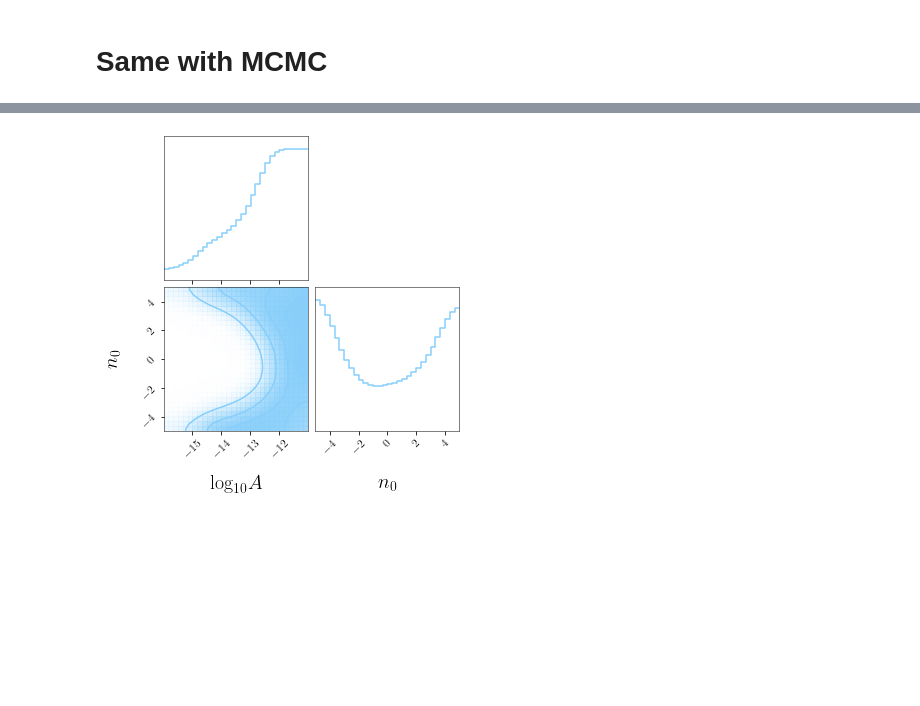
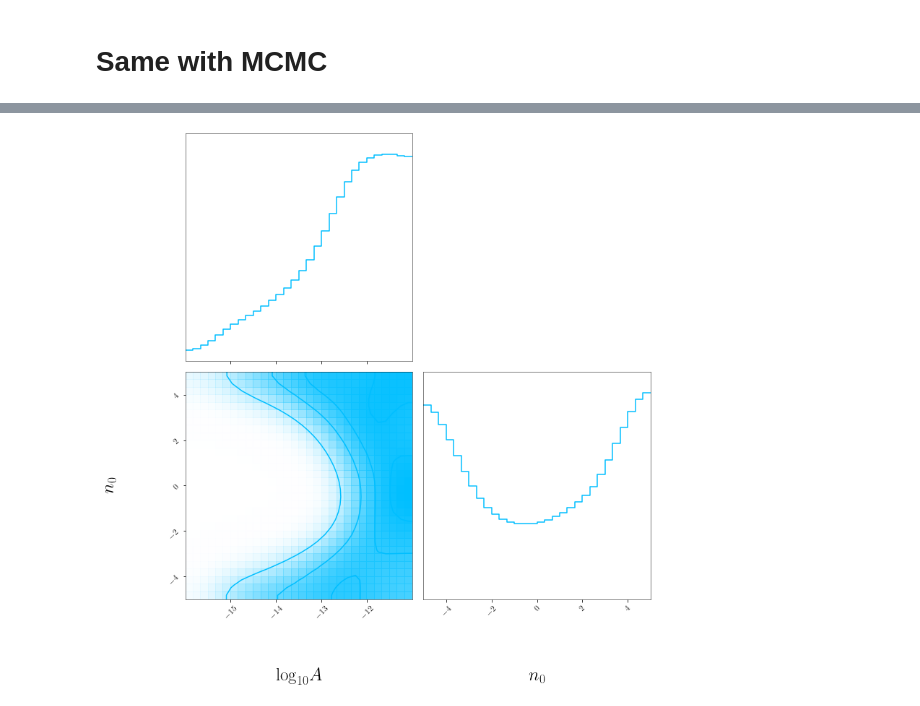
Before and after one commit to karnesis/stochastic-background-detectability, a Jupyter notebook: notebooks/explore_parameter_spaces_powerlaw.ipynb, the cells around one changed output, grey strips where cells are left out. Drawn from its saved outputs; the diff is of its cells as text; code cells hidden in the pictures; blank space fills up the shorter version.

```diff
--- a/notebooks/explore_parameter_spaces_powerlaw.ipynb
+++ b/notebooks/explore_parameter_spaces_powerlaw.ipynb
@@ -91,7 +92,7 @@ norm_const = copy.deepcopy(Omega_0)
 Naverages = np.interp(fvec, fv, Navs)
 # %%
 signalmodel = powerlaw(fv, refFreq=2e-3)
-s = signalmodel.eval([-12, 0.4])
+s = signalmodel.eval([-12., -0.0])
 epsilon = .01
 
 n = np.interp(fv, fvec, Omega_0)
@@ -162,25 +150,0 @@ paramgrid = eval_on_grid(amplitude, slope)
-# %%
-X, Y = np.meshgrid(amplitude, slope)
-
-fig = plt.figure(figsize=(10,7))
-ax = fig.add_subplot(1, 1, 1)
-
-clr = 'lightskyblue'
-ax.contour(X, Y, paramgrid.T, 0, colors=clr, linestyles='-', alpha = 0.9,)
-
-cs = ax.contourf(X, Y, paramgrid.T, 1, hatches=['', '/', '\\', '//'],colors='none',) # , cmap=cmap
-
-# For each level, we set the color of its hatch
-for i, collection in enumerate(cs.collections):
-    collection.set_edgecolor(clr)
-
-# Doing this also colors in the box around each level
-# We can remove the colored line around the levels by setting the linewidth to 0
-for collection in cs.collections:
-    collection.set_linewidth(0.)
-
-ax.set_ylabel("$n$", fontsize=26)
-ax.set_xlabel("$\mathrm{log}_{10}\Omega_\mathrm{GW}$ [1/Hz]", fontsize=26)
-
-# fig.colorbar(cs1, ax=ax)
-plt.show()
@@ -257,19 +219,20 @@ finalChains, mn, err, C, corr = mhsampler(costfun, pars, pnames, pargs, \
 # %%
 # Corner plot
 chains = finalChains[int(burnin):,1:]
 
 rngs = ([cmin[0], cmax[0]], [cmin[1], cmax[1]])
 
 # Do the figures
-fig = corner.corner(chains,labels=pnames, color=clr, figsize=(20,20),\
+fig, axes = plt.subplots(2, 2, figsize=(12,12))
+fig = corner.corner(chains,labels=pnames, color='deepskyblue', figsize=(20,20),\
                         smooth1d=2, show_titles=False, truth_color='C2', no_fill_contours=True,\
-                            title_kwargs={"fontsize": 12}, label_kwargs={"fontsize": 20}, smooth=3, \
-                                use_math_text=False, bins=30, ranges=rngs, plot_datapoints=False)
+                            title_kwargs={"fontsize": 20}, label_kwargs={"fontsize": 25}, smooth=3, \
+                                use_math_text=False, bins=30, ranges=rngs, plot_datapoints=False, fig=fig)
 
 # for control of labelsize of x,y-ticks:
 for ax in fig.get_axes():
     ax.tick_params(axis='both', which='major', labelsize=14)
     ax.tick_params(axis='both', which='minor', labelsize=12)
     ax.tick_params(axis='both', labelsize=12)
 # %% [output]
-[figure, old version]
+[figure, new version]
```
Also changed, not shown: parts of 6 cells of this notebook, 2 other files.
